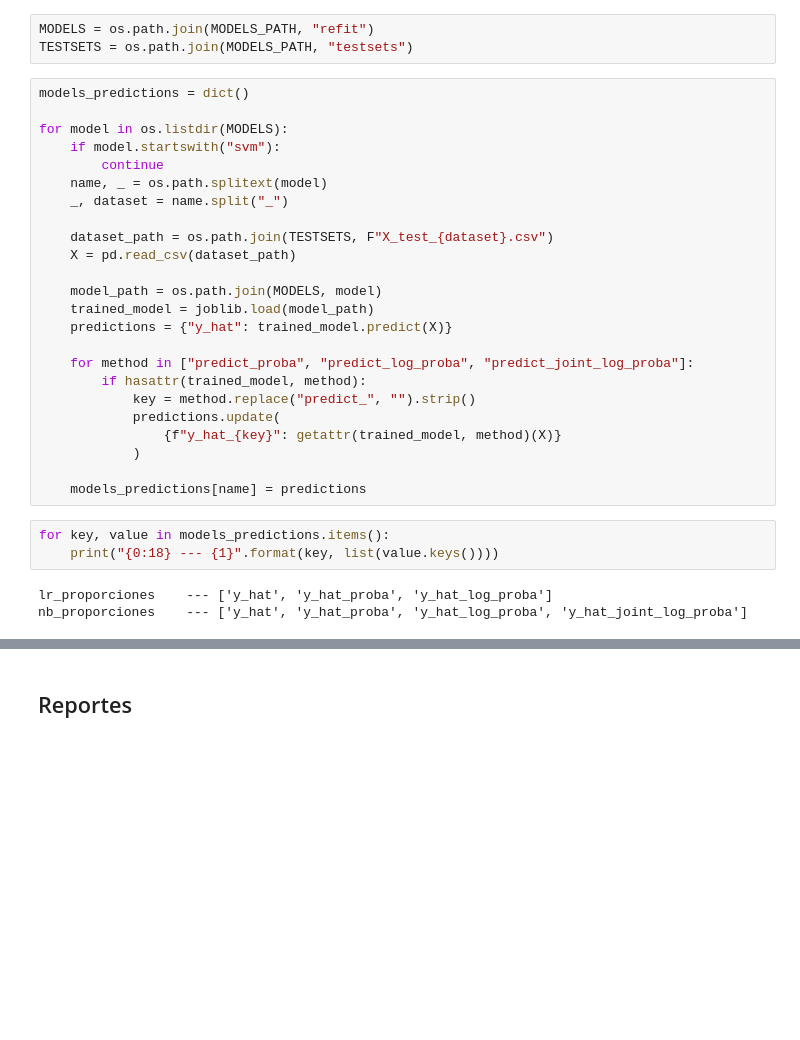
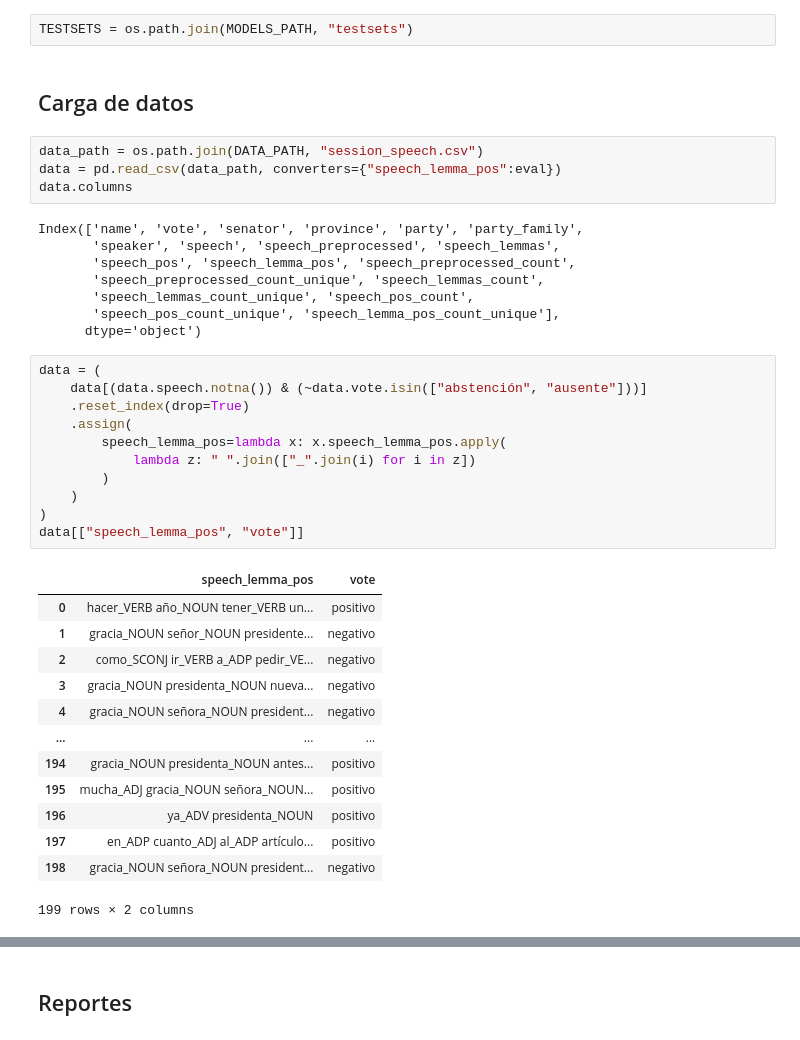
Before and after one commit to macfernandez/eddc-specialization-project, a Jupyter notebook: notebooks/06-model-training.ipynb, the cells around one changed output, grey strips where cells are left out. Drawn from its saved outputs; the diff is of its cells as text; blank space fills up the shorter version.

```diff
--- a/notebooks/06-model-training.ipynb
+++ b/notebooks/06-model-training.ipynb
@@ -17,33 +22,41 @@ from config import MODELS_PATH
 # %%
-MODELS = os.path.join(MODELS_PATH, "refit")
 TESTSETS = os.path.join(MODELS_PATH, "testsets")
-# %%
-models_predictions = dict()
-
-for model in os.listdir(MODELS):
-    if model.startswith("svm"):
-        continue
-    name, _ = os.path.splitext(model)
-    _, dataset = name.split("_")
-
-    dataset_path = os.path.join(TESTSETS, F"X_test_{dataset}.csv")
-    X = pd.read_csv(dataset_path)
-
-    model_path = os.path.join(MODELS, model)
-    trained_model = joblib.load(model_path)
-    predictions = {"y_hat": trained_model.predict(X)}
-
-    for method in ["predict_proba", "predict_log_proba", "predict_joint_log_proba"]:
-        if hasattr(trained_model, method):
-            key = method.replace("predict_", "").strip()
-            predictions.update(
-                {f"y_hat_{key}": getattr(trained_model, method)(X)}
-            )
-
-    models_predictions[name] = predictions
-# %%
-for key, value in models_predictions.items():
-    print("{0:18} --- {1}".format(key, list(value.keys())))
-# %% [output]
-lr_proporciones    --- ['y_hat', 'y_hat_proba', 'y_hat_log_proba']
-nb_proporciones    --- ['y_hat', 'y_hat_proba', 'y_hat_log_proba', 'y_hat_joint_log_proba']
+# %% [markdown]
+## Carga de datos
+# %%
+data_path = os.path.join(DATA_PATH, "session_speech.csv")
+data = pd.read_csv(data_path, converters={"speech_lemma_pos":eval})
+data.columns
+# %% [output]
+Index(['name', 'vote', 'senator', 'province', 'party', 'party_family',
+       'speaker', 'speech', 'speech_preprocessed', 'speech_lemmas',
+       'speech_pos', 'speech_lemma_pos', 'speech_preprocessed_count',
+       'speech_preprocessed_count_unique', 'speech_lemmas_count',
+       'speech_lemmas_count_unique', 'speech_pos_count',
+       'speech_pos_count_unique', 'speech_lemma_pos_count_unique'],
+      dtype='object')
+# %%
+data = (
+    data[(data.speech.notna()) & (~data.vote.isin(["abstención", "ausente"]))]
+    .reset_index(drop=True)
+    .assign(
+        speech_lemma_pos=lambda x: x.speech_lemma_pos.apply(
+            lambda z: " ".join(["_".join(i) for i in z])
+        )
+    )
+)
+data[["speech_lemma_pos", "vote"]]
+# %% [output]
+|  | speech_lemma_pos | vote |
+| 0 | hacer_VERB año_NOUN tener_VERB un... | positivo |
+| 1 | gracia_NOUN señor_NOUN presidente... | negativo |
+| 2 | como_SCONJ ir_VERB a_ADP pedir_VE... | negativo |
+| 3 | gracia_NOUN presidenta_NOUN nueva... | negativo |
+| 4 | gracia_NOUN señora_NOUN president... | negativo |
+| ... | ... | ... |
+| 194 | gracia_NOUN presidenta_NOUN antes... | positivo |
+| 195 | mucha_ADJ gracia_NOUN señora_NOUN... | positivo |
+| 196 | ya_ADV presidenta_NOUN | positivo |
+| 197 | en_ADP cuanto_ADJ al_ADP artículo... | positivo |
+| 198 | gracia_NOUN señora_NOUN president... | negativo |
+199 rows × 2 columns
```
Also changed, not shown: parts of 33 cells of this notebook.
